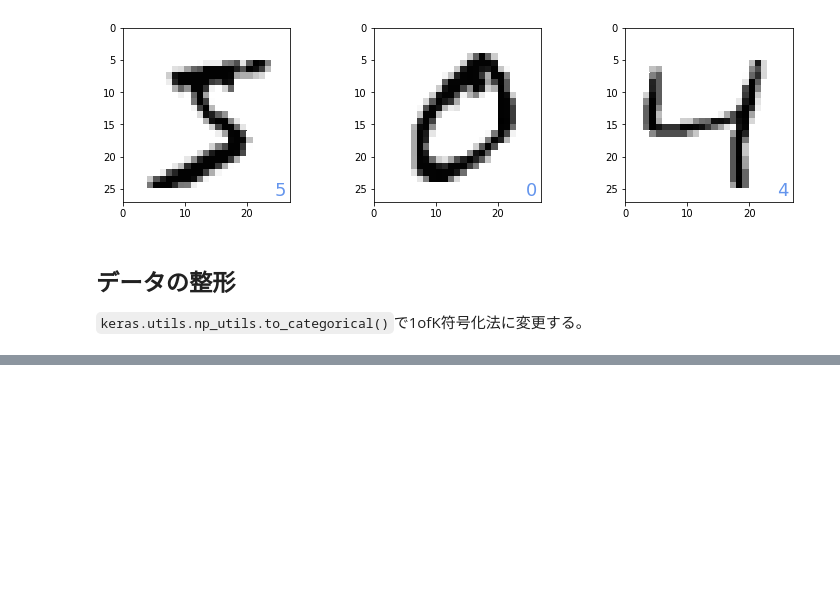
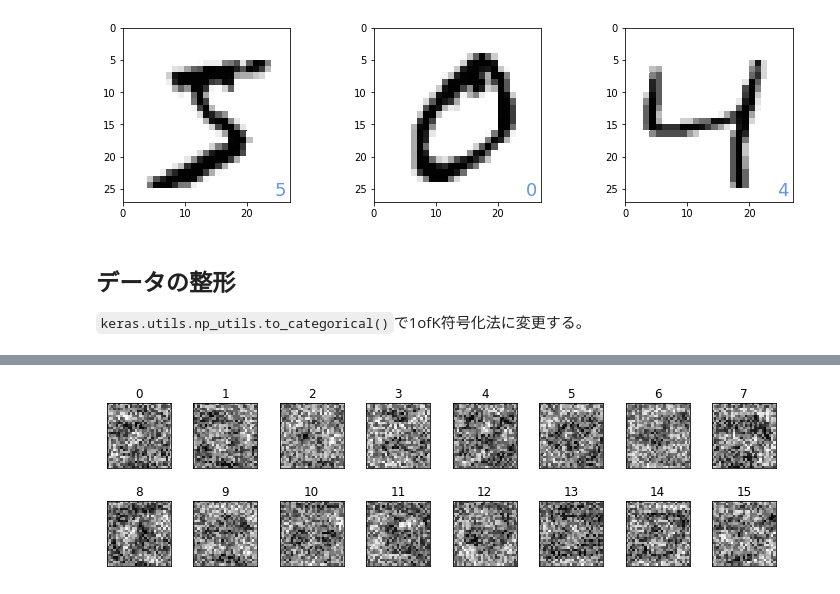
Before and after one commit to Kentkn192837/machine-learning, a Jupyter notebook: calculation/supervisedLearning/mnist.ipynb, the cells around one changed output, grey strips where cells are left out. Cells and saved outputs as stored; diff of their text form; code cells hidden in the pictures; blank space fills up the shorter version.

```diff
--- a/calculation/supervisedLearning/mnist.ipynb
+++ b/calculation/supervisedLearning/mnist.ipynb
@@ -32,0 +156,18 @@ x_
+# %%
+w = model.layers[0].get_weights()[0]
+plt.figure(1, figsize=(12, 3))
+plt.gray()
+plt.subplots_adjust(wspace=0.35, hspace=0.5)
+for i in range(16):
+    plt.subplot(2, 8, i + 1)
+    w1 = w[:, i]
+    w1 = w1.reshape(28, 28)
+    plt.pcolor(-w1)
+    plt.xlim(0, 27)
+    plt.ylim(27, 0)
+    plt.xticks([], "")
+    plt.yticks([], "")
+    plt.title("%d" % i)
+plt.show()
+# %% [output]
+[figure, added]
```
Also changed, not shown: parts of 9 cells of this notebook.
